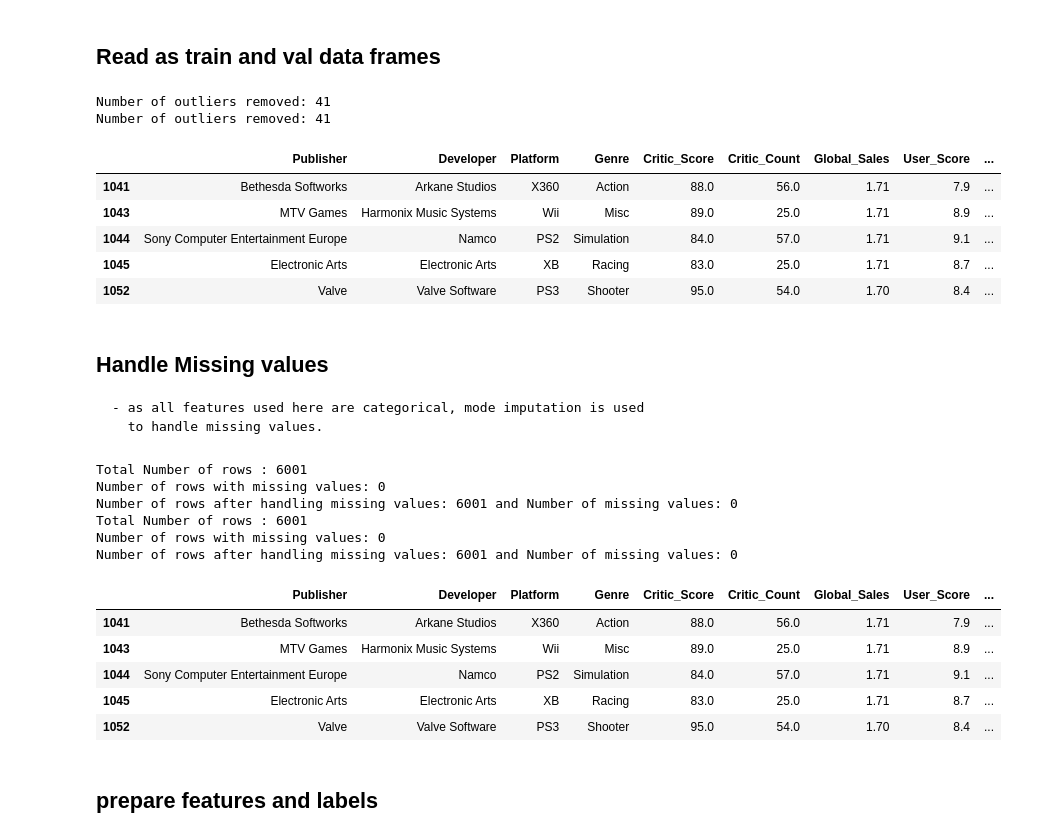
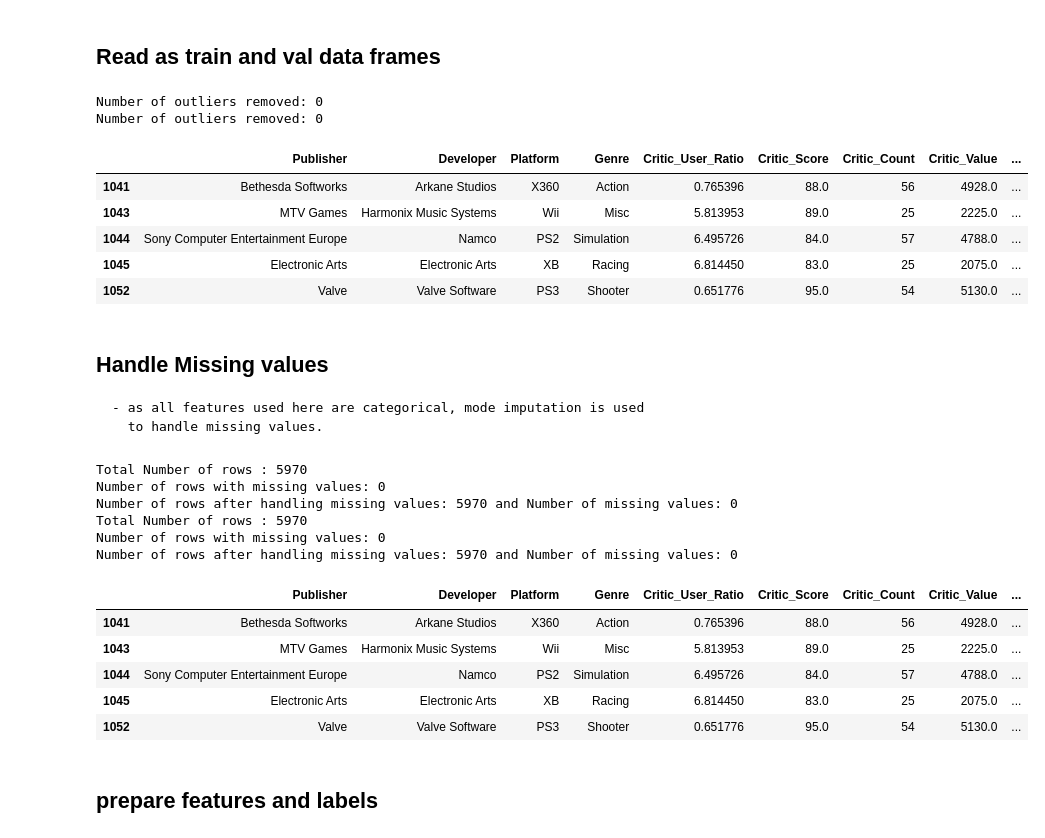
Before and after one commit to GhiathAjam/Analysis-of-Video-Games-Sales, a Jupyter notebook: Analysis/PredictiveQuestions/Q1.ipynb, the cells around one changed output. Drawn from its saved outputs; the diff is of its cells as text; code cells hidden in the pictures.

```diff
--- a/Analysis/PredictiveQuestions/Q1.ipynb
+++ b/Analysis/PredictiveQuestions/Q1.ipynb
@@ -86,5 +86,6 @@ scatter(df,'Critic_Score','Global_Sales','Critic Score vs Global Sales')
 # %% [markdown]
 ### Remove common outliers between global sales and critic values
 # %%
-df=remove_common_outliers(df ,[ 'Critic_Score','Global_Sales'])
+df['User_Score'] = df['User_Score'].astype(float)
+df=remove_common_outliers(df ,[ 'Critic_Score','Global_Sales','Critic_Count','User_Count','User_Score'])
 # %% [output]
@@ -102,44 +104,61 @@ scatter(df,'Critic_Score','Global_Sales','Critic Score vs Global Sales')
 # %%
 #split the data into train and validation
 df_train, df_val = train_test_split(df, test_size=0.2, random_state=42)
 df_train=remove_common_outliers(df ,['Critic_Score'])
 df_val = remove_common_outliers(df ,['Critic_Score'])
+#convert critic count to int
+df_train['Critic_Count'] = df_train['Critic_Count'].astype(int)
+df_val['Critic_Count'] = df_val['Critic_Count'].astype(int)
+#convert user count to int
+df_train['User_Count'] = df_train['User_Count'].astype(int)
+df_val['User_Count'] = df_val['User_Count'].astype(int)
+# create new column called critic value= critic score * critic count
+df_train['Critic_Value'] = df_train['Critic_Score'] * df_train['Critic_Count']
+df_val['Critic_Value'] = df_val['Critic_Score'] * df_val['Critic_Count']
+# create new column called user value= user score * user count
+df_train['User_Value'] = df_train['User_Score'] * df_train['User_Count']
+df_val['User_Value'] = df_val['User_Score'] * df_val['User_Count']
+# create new column called critic/user ratio= critic value / user value
+df_train['Critic_User_Ratio'] = df_train['Critic_Value'] / df_train['User_Value']
+df_val['Critic_User_Ratio'] = df_val['Critic_Value'] / df_val['User_Value']
 # keep only important features
-selected_features = [ 'Publisher', 'Developer', 'Platform','Genre', 'Critic_Score','Critic_Count','Global_Sales' , 'User_Score','User_Count', 'JP_Sales','EU_Sales','NA_Sales']
+# keep only important features
+selected_features = [ 'Publisher', 'Developer', 'Platform','Genre', 'Critic_User_Ratio','Critic_Score','Critic_Count','Critic_Value','User_Value','Global_Sales' , 'User_Score','User_Count']
+
 df_train = df_train[selected_features]
 df_val = df_val[selected_features]
 df_train.head()
 # %% [output]
-Number of outliers removed: 41
-Number of outliers removed: 41
+Number of outliers removed: 0
+Number of outliers removed: 0
-|  | Publisher | Developer | Platform | Genre | Critic_Score | Critic_Count | Global_Sales | User_Score | ... |
-| 1041 | Bethesda Softworks | Arkane Studios | X360 | Action | 88.0 | 56.0 | 1.71 | 7.9 | ... |
-| 1043 | MTV Games | Harmonix Music Systems | Wii | Misc | 89.0 | 25.0 | 1.71 | 8.9 | ... |
-| 1044 | Sony Computer Entertainment Europe | Namco | PS2 | Simulation | 84.0 | 57.0 | 1.71 | 9.1 | ... |
-| 1045 | Electronic Arts | Electronic Arts | XB | Racing | 83.0 | 25.0 | 1.71 | 8.7 | ... |
-| 1052 | Valve | Valve Software | PS3 | Shooter | 95.0 | 54.0 | 1.70 | 8.4 | ... |
+|  | Publisher | Developer | Platform | Genre | Critic_User_Ratio | Critic_Score | Critic_Count | Critic_Value | ... |
+| 1041 | Bethesda Softworks | Arkane Studios | X360 | Action | 0.765396 | 88.0 | 56 | 4928.0 | ... |
+| 1043 | MTV Games | Harmonix Music Systems | Wii | Misc | 5.813953 | 89.0 | 25 | 2225.0 | ... |
+| 1044 | Sony Computer Entertainment Europe | Namco | PS2 | Simulation | 6.495726 | 84.0 | 57 | 4788.0 | ... |
+| 1045 | Electronic Arts | Electronic Arts | XB | Racing | 6.814450 | 83.0 | 25 | 2075.0 | ... |
+| 1052 | Valve | Valve Software | PS3 | Shooter | 0.651776 | 95.0 | 54 | 5130.0 | ... |
 # %% [markdown]
 ## Handle Missing values
     - as all features used here are categorical, mode imputation is used
       to handle missing values.
 # %%
 # handle missing values using mode imputation
-df_train =handle_missing_values(df_train, handling_method='mode',neighbors=5)
-df_val =handle_missing_values(df_val,handling_method='mode',neighbors=5)
+df_train =handle_missing_values(df_train, handling_method='mode_interpolate',neighbors=5)
+df_val =handle_missing_values(df_val,handling_method='mode_interpolate',neighbors=5)
 df_train.head()
 # %% [output]
-Total Number of rows : 6001
+Total Number of rows : 5970
 Number of rows with missing values: 0
-Number of rows after handling missing values: 6001 and Number of missing values: 0
-Total Number of rows : 6001
+Number of rows after handling missing values: 5970 and Number of missing values: 0
+Total Number of rows : 5970
 Number of rows with missing values: 0
-Number of rows after handling missing values: 6001 and Number of missing values: 0
+Number of rows after handling missing values: 5970 and Number of missing values: 0
-|  | Publisher | Developer | Platform | Genre | Critic_Score | Critic_Count | Global_Sales | User_Score | ... |
-| 1041 | Bethesda Softworks | Arkane Studios | X360 | Action | 88.0 | 56.0 | 1.71 | 7.9 | ... |
-| 1043 | MTV Games | Harmonix Music Systems | Wii | Misc | 89.0 | 25.0 | 1.71 | 8.9 | ... |
-| 1044 | Sony Computer Entertainment Europe | Namco | PS2 | Simulation | 84.0 | 57.0 | 1.71 | 9.1 | ... |
-| 1045 | Electronic Arts | Electronic Arts | XB | Racing | 83.0 | 25.0 | 1.71 | 8.7 | ... |
-| 1052 | Valve | Valve Software | PS3 | Shooter | 95.0 | 54.0 | 1.70 | 8.4 | ... |
+|  | Publisher | Developer | Platform | Genre | Critic_User_Ratio | Critic_Score | Critic_Count | Critic_Value | ... |
+| 1041 | Bethesda Softworks | Arkane Studios | X360 | Action | 0.765396 | 88.0 | 56 | 4928.0 | ... |
+| 1043 | MTV Games | Harmonix Music Systems | Wii | Misc | 5.813953 | 89.0 | 25 | 2225.0 | ... |
+| 1044 | Sony Computer Entertainment Europe | Namco | PS2 | Simulation | 6.495726 | 84.0 | 57 | 4788.0 | ... |
+| 1045 | Electronic Arts | Electronic Arts | XB | Racing | 6.814450 | 83.0 | 25 | 2075.0 | ... |
+| 1052 | Valve | Valve Software | PS3 | Shooter | 0.651776 | 95.0 | 54 | 5130.0 | ... |
 # %% [markdown]
 ## prepare features and labels
 # %%
```
Also changed, not shown: parts of 14 cells of this notebook.
